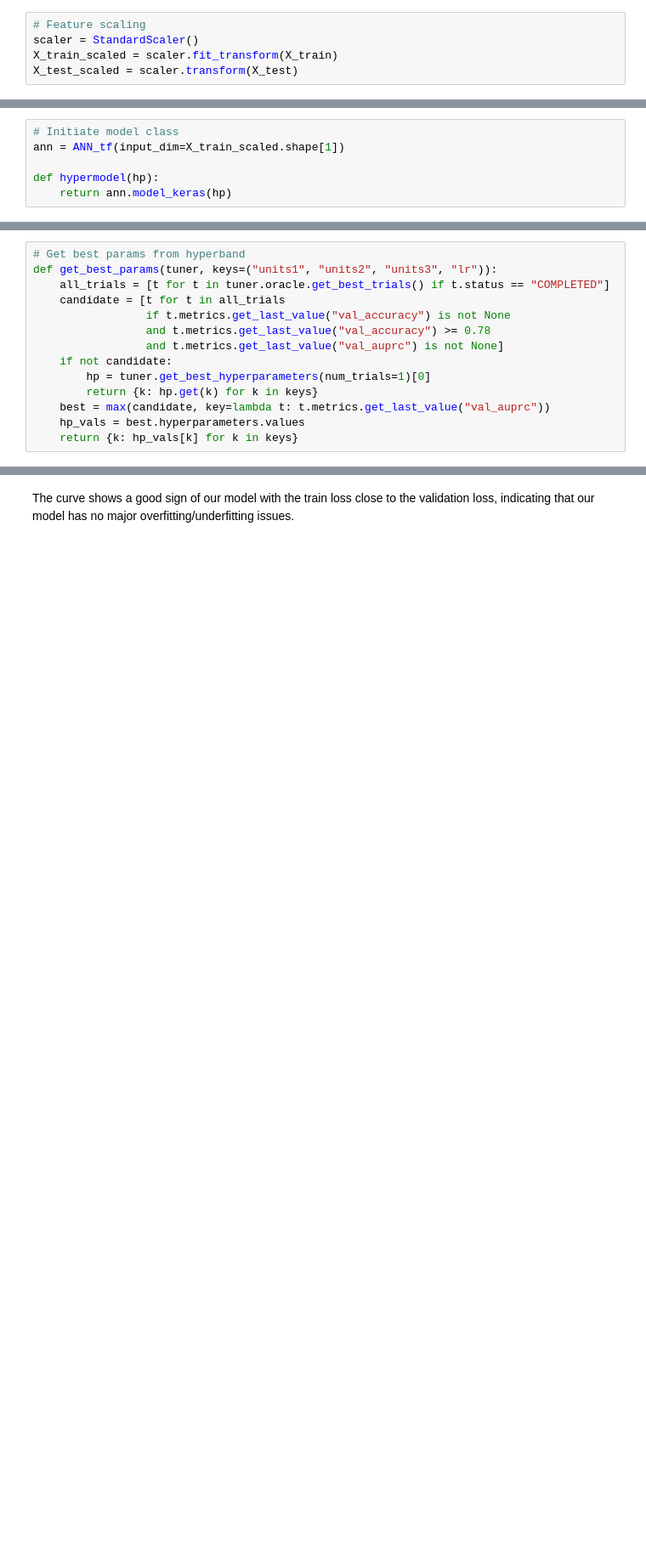
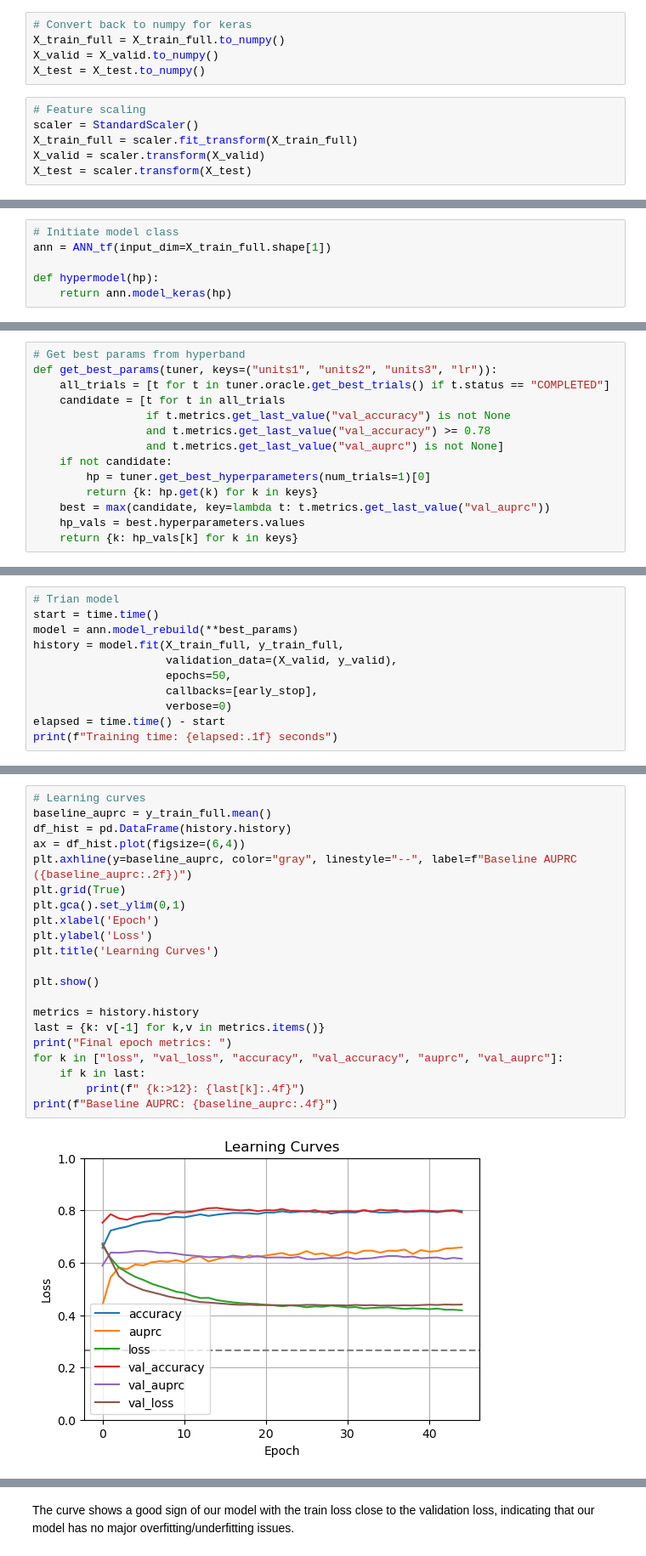
Before and after one commit to github7891/PY-DA-Team2, a Jupyter notebook: Model_Train.ipynb, the cells around one changed output, grey strips where cells are left out. Shown at 85% size. Cells and saved outputs as stored; diff of their text form; blank space fills up the shorter version.

```diff
--- a/Model_Train.ipynb
+++ b/Model_Train.ipynb
@@ -91,5 +132,11 @@ Unlike the earlier preprocessing stage where all data were scaled, we re-apply f
+# %%
+# Convert back to numpy for keras
+X_train_full = X_train_full.to_numpy()
+X_valid = X_valid.to_numpy()
+X_test = X_test.to_numpy()
 # %%
 # Feature scaling
 scaler = StandardScaler()
-X_train_scaled = scaler.fit_transform(X_train)
-X_test_scaled = scaler.transform(X_test)
+X_train_full = scaler.fit_transform(X_train_full)
+X_valid = scaler.transform(X_valid)
+X_test = scaler.transform(X_test)
@@ -279,7 +168,7 @@ In this section of tuning, we use `Hyperband` for our keras model, as it uses th
 early_stop = EarlyStopping(monitor='val_loss', patience=10, restore_best_weights=True)
 # %%
 # Initiate model class
-ann = ANN_tf(input_dim=X_train_scaled.shape[1])
+ann = ANN_tf(input_dim=X_train_full.shape[1])
 
 def hypermodel(hp):
     return ann.model_keras(hp)
@@ -443,0 +219,11 @@ plt.show()
+# %%
+# Trian model
+start = time.time()
+model = ann.model_rebuild(**best_params)
+history = model.fit(X_train_full, y_train_full,
+                    validation_data=(X_valid, y_valid),
+                    epochs=50,
+                    callbacks=[early_stop],
+                    verbose=0)
+elapsed = time.time() - start
+print(f"Training time: {elapsed:.1f} seconds")
@@ -443,0 +232,23 @@ plt.show()
+# %%
+# Learning curves
+baseline_auprc = y_train_full.mean()
+df_hist = pd.DataFrame(history.history)
+ax = df_hist.plot(figsize=(6,4))
+plt.axhline(y=baseline_auprc, color="gray", linestyle="--", label=f"Baseline AUPRC ({baseline_auprc:.2f})")
+plt.grid(True)
+plt.gca().set_ylim(0,1)
+plt.xlabel('Epoch')
+plt.ylabel('Loss')
+plt.title('Learning Curves')
+
+plt.show()
+
+metrics = history.history
+last = {k: v[-1] for k,v in metrics.items()}
+print("Final epoch metrics: ")
+for k in ["loss", "val_loss", "accuracy", "val_accuracy", "auprc", "val_auprc"]:
+    if k in last:
+        print(f" {k:>12}: {last[k]:.4f}")
+print(f"Baseline AUPRC: {baseline_auprc:.4f}")
+# %% [output]
+[figure, added]
```
Also changed, not shown: parts of 71 cells of this notebook.
